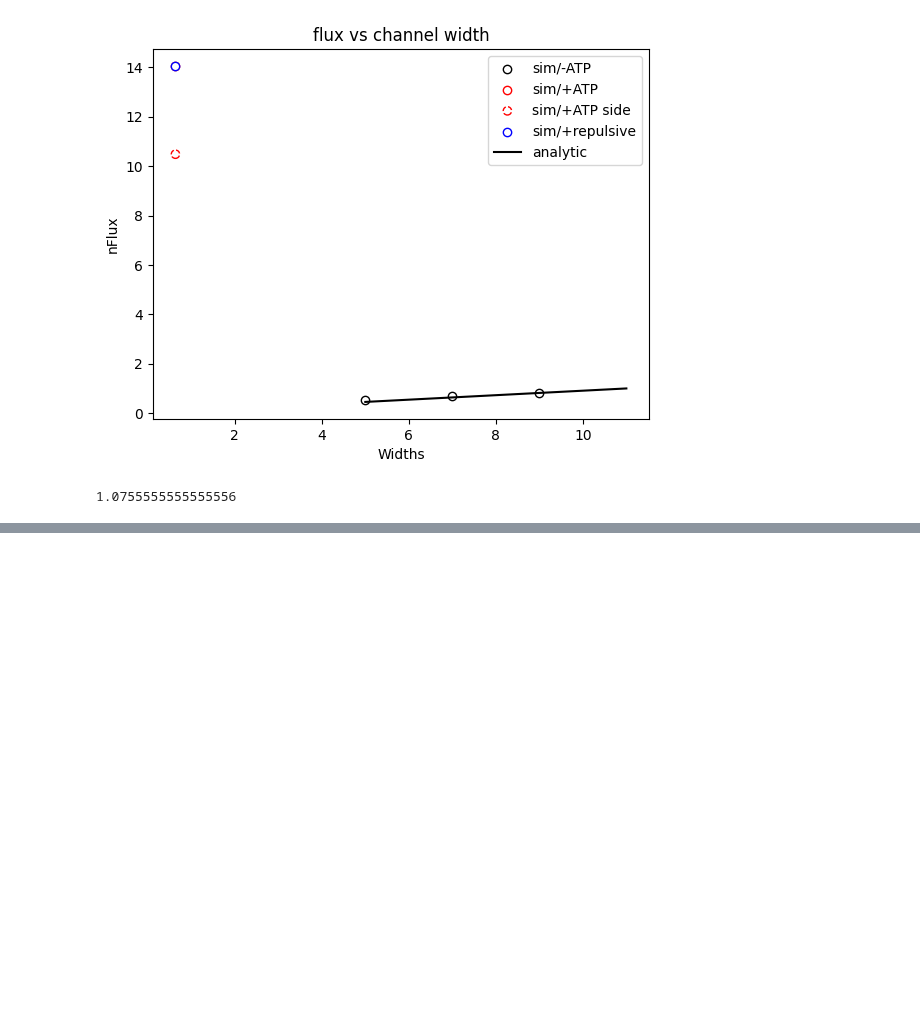
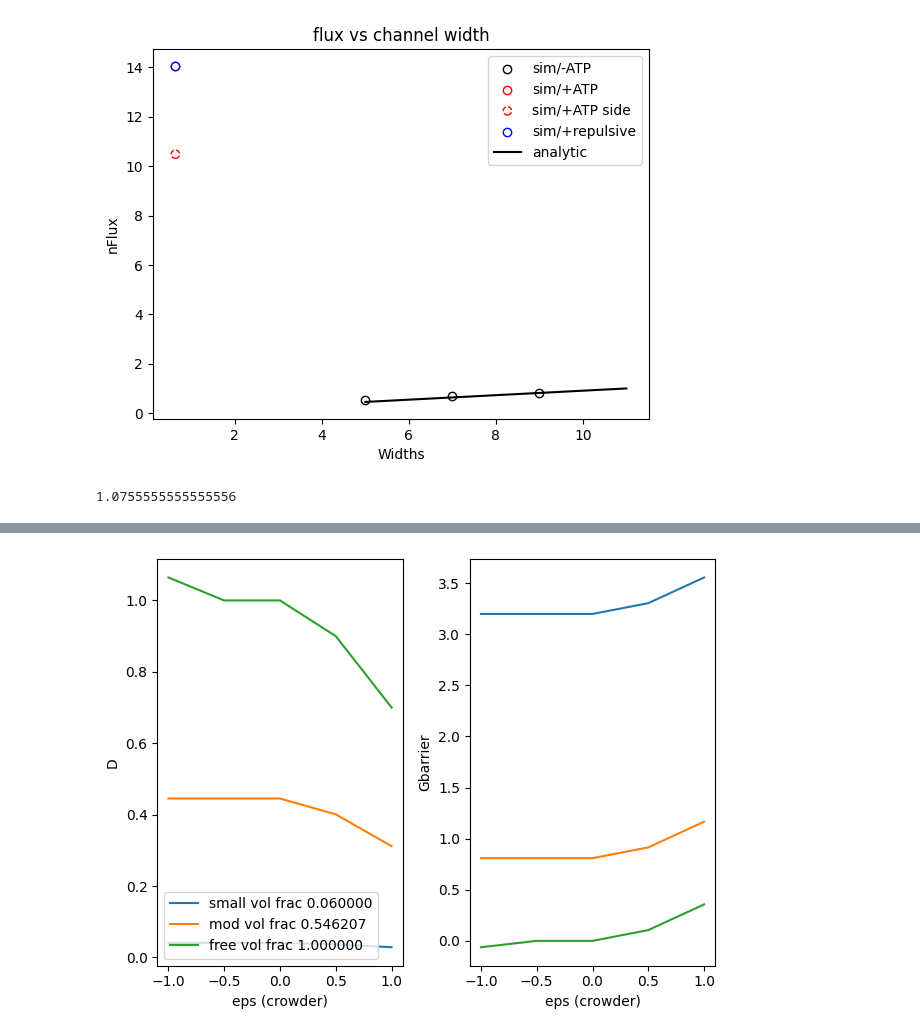
Before and after one commit to huskeypm/cellmigration, a Jupyter notebook: migration_paper.ipynb, the cells around one changed output, grey strips where cells are left out. Saved outputs shown, nothing was run; the diff lists cells and outputs as text; code cells hidden in the pictures; blank space fills up the shorter version.

```diff
--- a/migration_paper.ipynb
+++ b/migration_paper.ipynb
@@ -695,0 +738,21 @@ ATTEMPTING TO GET POTENTIALS IMPOSED
+# %%
+Dtrans = np.transpose(das)
+
+f, (axl, axr) = plt.subplots(1, 2)
+axl.plot(eps,Dtrans[0,:],label="small vol frac %f"%vf[0])
+axl.plot(eps,Dtrans[15,:],label="mod vol frac %f"%vf[15])
+axl.plot(eps,Dtrans[29,:],label="free vol frac %f"%vf[29])
+axl.legend(loc=3)
+axl.set_ylabel("D")
+axl.set_xlabel("eps (crowder)")
+
+G = - 1 * np.log(Dtrans)
+axr.plot(eps,G[0,:])
+axr.plot(eps,G[15,:])
+axr.plot(eps,G[29,:])
+axr.set_ylabel("Gbarrier")
+axr.set_xlabel("eps (crowder)")
+plt.tight_layout()
+plt.gcf().savefig("crowderAttr.png",dpi=300)
+# %% [output]
+[figure, added]
```
Also changed, not shown: parts of 5 cells of this notebook.
